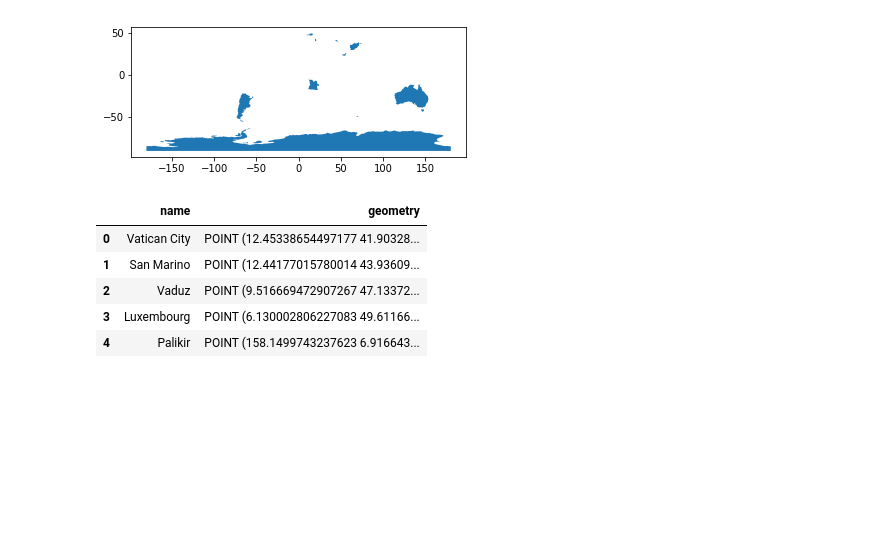
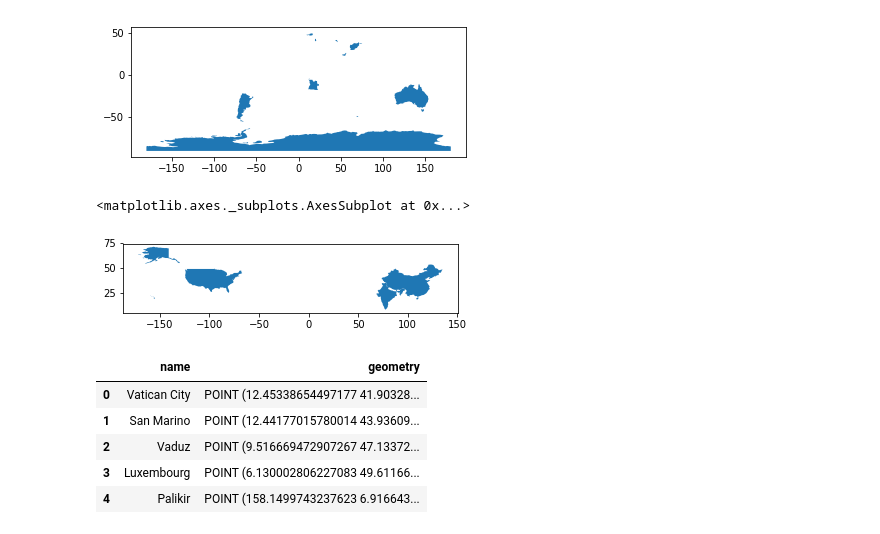
Before and after one commit to christyheaton/Maptime_20180411, a Jupyter notebook: Notebook/01_Geopandas_Intro_Maptime_20180411.ipynb, the cells around one changed output. Cells and saved outputs as stored; diff of their text form; code cells hidden in the pictures; blank space fills up the shorter version.

```diff
--- a/Notebook/01_Geopandas_Intro_Maptime_20180411.ipynb
+++ b/Notebook/01_Geopandas_Intro_Maptime_20180411.ipynb
@@ -139,3 +169,9 @@ world.head(10).plot()
+# %%
+# Plot a few objects by sorting by a column
+world.sort_values('pop_est', ascending = False).head(3).plot()
+# %% [output]
+<matplotlib.axes._subplots.AxesSubplot at 0x...>
+[figure, added]
 # %%
 # cities is another geopandas dataset. It includes points for the capitals of each country.
 cities = gpd.read_file(gpd.datasets.get_path('naturalearth_cities'))
```
Also changed, not shown: parts of 29 cells of this notebook, 1 other file.
